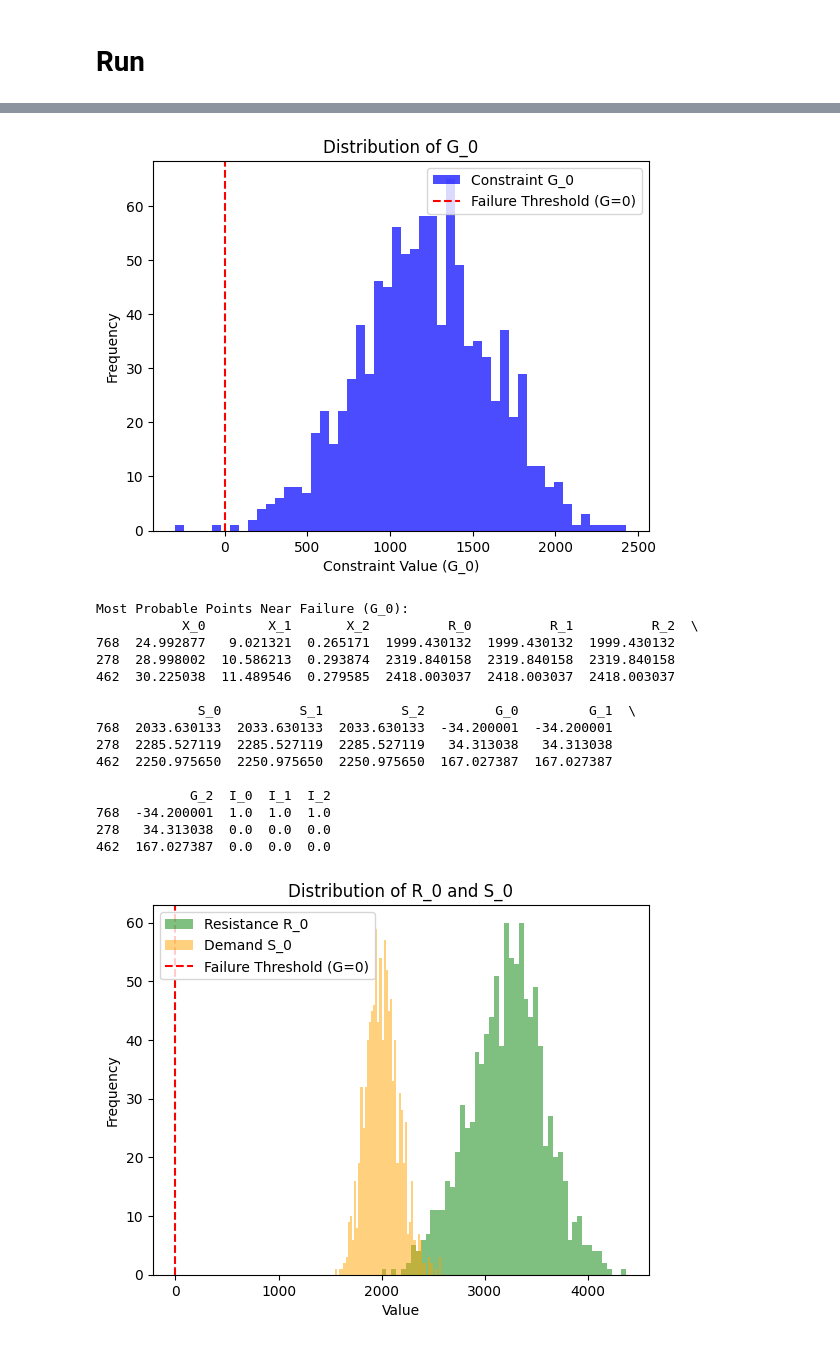
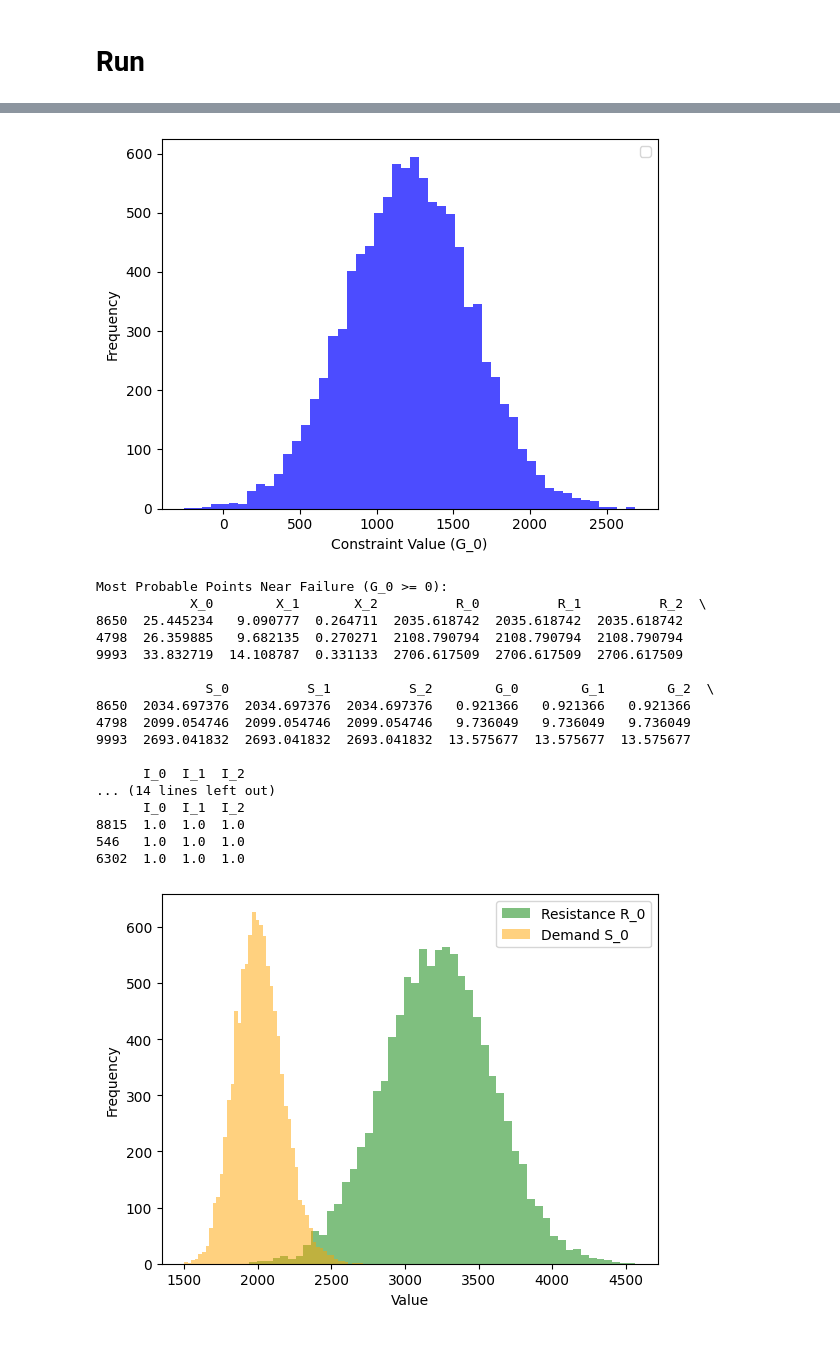
Before and after one commit to Pesquisa-UFCAT/parepy, a Jupyter notebook: local_examples/example.ipynb, the cells around one changed output, grey strips where cells are left out. Cells and saved outputs as stored; diff of their text form; code cells hidden in the pictures.

```diff
--- a/local_examples/example.ipynb
+++ b/local_examples/example.ipynb
@@ -21,7 +21,7 @@ var = [f, p, w]
 
 # PAREpy setup
 setup = {
-             'number of samples': 1000,
+             'number of samples': 10000,
              'numerical model': {'model sampling': 'mcs'},
              'variables settings': var,
              'number of state limit functions or constraints': 3,
@@ -78,56 +74,58 @@ beta
 # %%
 import matplotlib.pyplot as plt
 import pandas as pd
 
-# Assuming 'results' is the DataFrame from the simulation
-# Sample structure: X_0, X_1, X_2, R_0, S_0, G_0, ...
-
 # 1. Plot histogram of G_0
-plt.hist(results['G_0'], bins=50, alpha=0.7, color='blue', label='Constraint G_0')
-plt.axvline(0, color='red', linestyle='--', label='Failure Threshold (G=0)')
-plt.title("Distribution of G_0")
+plt.hist(results['G_0'], bins=50, alpha=0.7, color='blue')
 plt.xlabel("Constraint Value (G_0)")
 plt.ylabel("Frequency")
 plt.legend()
 plt.show()
 
 # 2. Find the three most probable points near zero for G_0
-closest_to_zero = results.iloc[(results['G_0'] - 0).abs().argsort()[:3]]
-print("Most Probable Points Near Failure (G_0):")
-print(closest_to_zero)
+## 2.1 Sort the results by G_0 >=0
+sorted_positive = results[results['G_0'] >= 0].sort_values(by='G_0', ascending=True)
+print('Most Probable Points Near Failure (G_0 >= 0):')
+print(sorted_positive.head(3))
+
+## 2.2 Sort the results by G_0 <=0
+sorted_negative = results[results['G_0'] <= 0].sort_values(by='G_0', ascending=False)
+print('Most Probable Points Near Failure (G_0 <= 0):')
+print(sorted_negative.head(3))
+
 
 # 3. Overlay histograms for R_0 and S_0
 plt.hist(results['R_0'], bins=50, alpha=0.5, color='green', label='Resistance R_0')
 plt.hist(results['S_0'], bins=50, alpha=0.5, color='orange', label='Demand S_0')
-plt.axvline(0, color='red', linestyle='--', label='Failure Threshold (G=0)')
-plt.title("Distribution of R_0 and S_0")
 plt.xlabel("Value")
 plt.ylabel("Frequency")
 plt.legend()
 plt.show()
 
 # 4. Convert pf and beta to lists
-pf_list = pf.values.flatten().tolist()
-beta_list = beta.values.flatten().tolist()
+pf_list = pf.iloc[:, :].values.flatten().tolist()
+beta_list = beta.iloc[:, :].values.flatten().tolist()
 
 # 5. Iterate through reliability results for constraints
-for idx, (pf_value, beta_value) in enumerate(zip(pf_list, beta_list)):
-    print(f"Equation {idx + 1} - p_f: {pf_value:.6f}, β: {beta_value:.6f}")
+for pf_column, beta_column, (pf_value, beta_value) in zip(pf.columns, beta.columns, zip(pf_list, beta_list)):
+    print(f"{pf_column} - p_f: {pf_value:.6f}, β: {beta_value:.6f}")
 # %% [output]
-[figure, old version]
+[figure, new version]
-Most Probable Points Near Failure (G_0):
-           X_0        X_1       X_2          R_0          R_1          R_2  \
-768  24.992877   9.021321  0.265171  1999.430132  1999.430132  1999.430132
-278  28.998002  10.586213  0.293874  2319.840158  2319.840158  2319.840158
-462  30.225038  11.489546  0.279585  2418.003037  2418.003037  2418.003037
+Most Probable Points Near Failure (G_0 >= 0):
+            X_0        X_1       X_2          R_0          R_1          R_2  \
+8650  25.445234   9.090777  0.264711  2035.618742  2035.618742  2035.618742
+4798  26.359885   9.682135  0.270271  2108.790794  2108.790794  2108.790794
+9993  33.832719  14.108787  0.331133  2706.617509  2706.617509  2706.617509
 
-             S_0          S_1          S_2         G_0         G_1  \
-768  2033.630133  2033.630133  2033.630133  -34.200001  -34.200001
-278  2285.527119  2285.527119  2285.527119   34.313038   34.313038
-462  2250.975650  2250.975650  2250.975650  167.027387  167.027387
+              S_0          S_1          S_2        G_0        G_1        G_2  \
+8650  2034.697376  2034.697376  2034.697376   0.921366   0.921366   0.921366
+4798  2099.054746  2099.054746  2099.054746   9.736049   9.736049   9.736049
+9993  2693.041832  2693.041832  2693.041832  13.575677  13.575677  13.575677
 
-            G_2  I_0  I_1  I_2
-768  -34.200001  1.0  1.0  1.0
-278   34.313038  0.0  0.0  0.0
-462  167.027387  0.0  0.0  0.0
+      I_0  I_1  I_2
+... (14 lines left out)
+      I_0  I_1  I_2
+8815  1.0  1.0  1.0
+546   1.0  1.0  1.0
+6302  1.0  1.0  1.0
-[figure, old version]
+[figure, new version]
```
Also changed, not shown: parts of 8 cells of this notebook, 1 other file.
